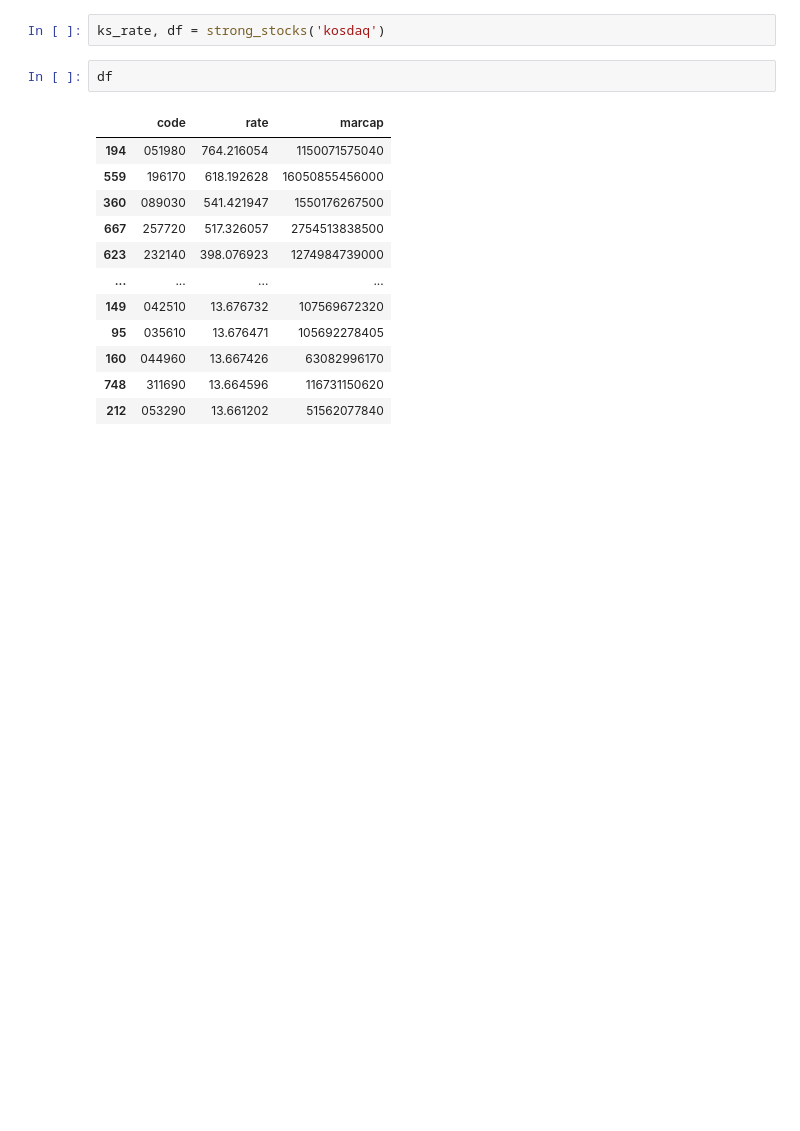
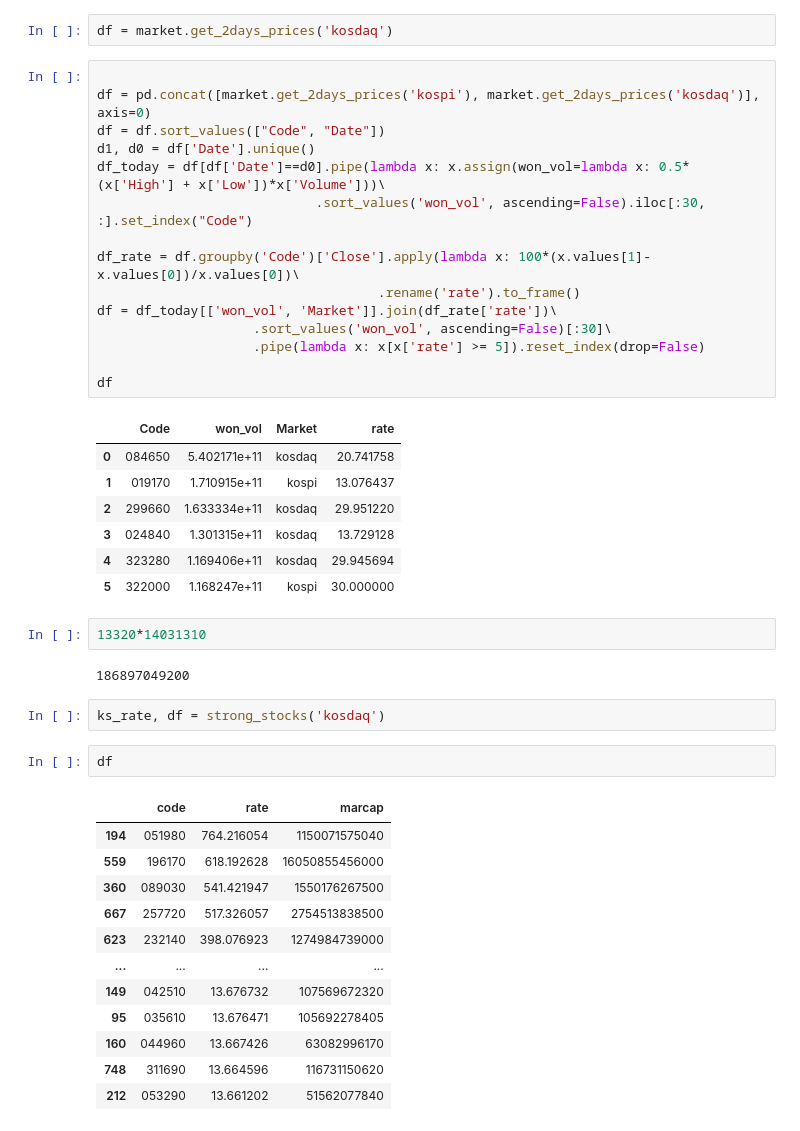
Before and after one commit to eisthf/market_analysis, a Jupyter notebook: test.ipynb, the cells around one changed output. Saved outputs shown, nothing was run; the diff lists cells and outputs as text; blank space fills up the shorter version.

```diff
--- a/test.ipynb
+++ b/test.ipynb
@@ -8,3 +26,32 @@ from market import strong_stocks, get_ohlc, build_stock_price_db, update_stock_p
+# %%
+df = market.get_2days_prices('kosdaq')
+# %%
+
+df = pd.concat([market.get_2days_prices('kospi'), market.get_2days_prices('kosdaq')], axis=0)
+df = df.sort_values(["Code", "Date"])
+d1, d0 = df['Date'].unique()
+df_today = df[df['Date']==d0].pipe(lambda x: x.assign(won_vol=lambda x: 0.5*(x['High'] + x['Low'])*x['Volume']))\
+                            .sort_values('won_vol', ascending=False).iloc[:30, :].set_index("Code")
+
+df_rate = df.groupby('Code')['Close'].apply(lambda x: 100*(x.values[1]-x.values[0])/x.values[0])\
+                                    .rename('rate').to_frame()
+df = df_today[['won_vol', 'Market']].join(df_rate['rate'])\
+                    .sort_values('won_vol', ascending=False)[:30]\
+                    .pipe(lambda x: x[x['rate'] >= 5]).reset_index(drop=False)
+
+df
+# %% [output]
+|  | Code | won_vol | Market | rate |
+| 0 | 084650 | 5.402171e+11 | kosdaq | 20.741758 |
+| 1 | 019170 | 1.710915e+11 | kospi | 13.076437 |
+| 2 | 299660 | 1.633334e+11 | kosdaq | 29.951220 |
+| 3 | 024840 | 1.301315e+11 | kosdaq | 13.729128 |
+| 4 | 323280 | 1.169406e+11 | kosdaq | 29.945694 |
+| 5 | 322000 | 1.168247e+11 | kospi | 30.000000 |
+# %%
+13320*14031310
+# %% [output]
+186897049200
 # %%
 ks_rate, df = strong_stocks('kosdaq')
 # %%
```
Also changed, not shown: parts of 2 cells of this notebook, 1 other file.
